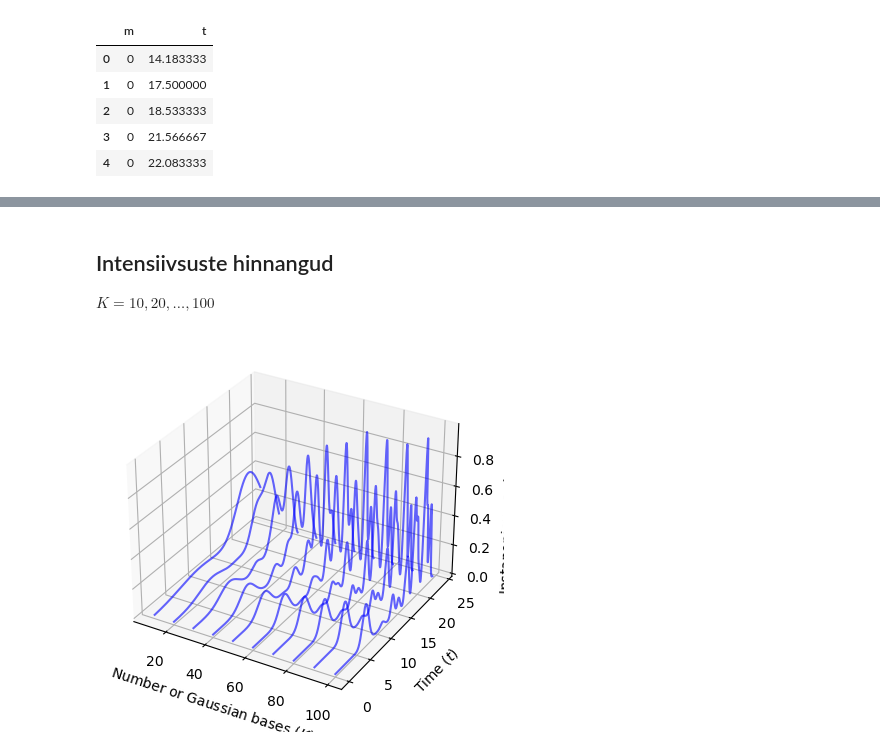
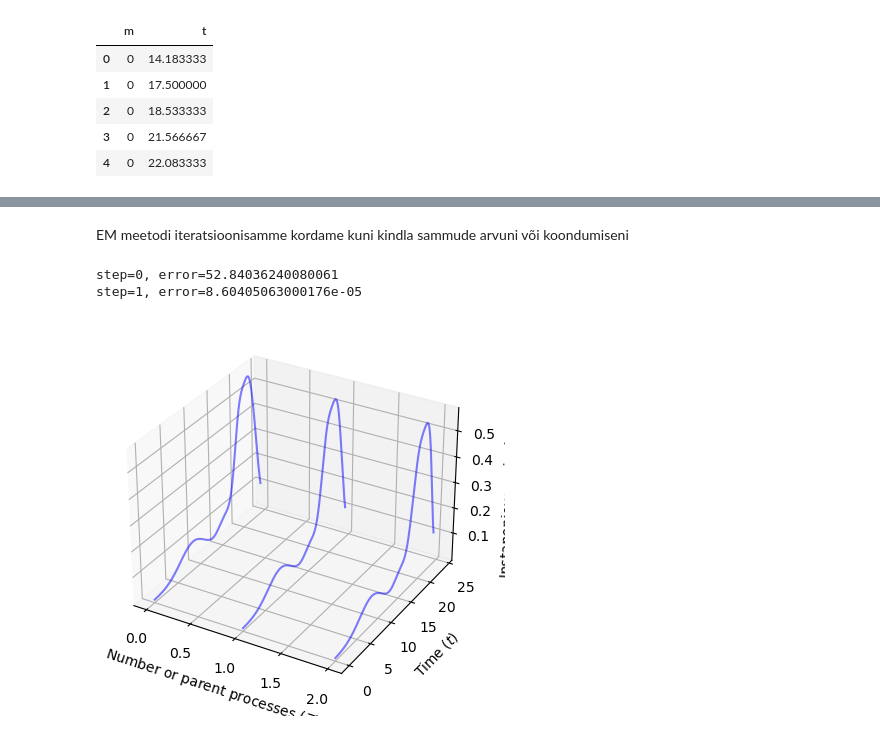
Before and after one commit to mart-mihkel/spioonid, a Jupyter notebook: mudel.ipynb, the cells around one changed output, grey strips where cells are left out. Saved outputs shown, nothing was run; the diff lists cells and outputs as text; code cells hidden in the pictures.

```diff
--- a/mudel.ipynb
+++ b/mudel.ipynb
@@ -49,11 +65,11 @@ tau = df['t'].max()
 locs = ((k - 1) * tau) / (K - 1)
 scales = tau / k
 # %%
-def rate(x, process_weights, locs=locs, scales=scales):
+def rate(x, process_weights):
     return np.sum(process_weights * norm.pdf(x, loc=locs, scale=scales))
 
 
 def joint_pdf(X, process_weights):
     integral = np.sum(process_weights * norm.cdf(tau, loc=locs, scale=scales))
-    return np.exp(-integral) * np.prod([rate(x, process_weights) for x in X])  # !! aeglane !!
+    return np.exp(-integral) * np.prod([rate(x, process_weights) for x in X])
 # %% [markdown]
@@ -68,4 +82,0 @@ millest
-# %%
-weights = np.ones((Z, K), dtype=np.longdouble)
-originating_probabilities = softmax(np.zeros((m, Z), dtype=np.longdouble))
-mixing_probabilities = np.mean(originating_probabilities, axis=0)
@@ -142,3 +139,2 @@ weights[weights <= 1e-10] = 0  # nullify weights on and below the lower bound
-# %% [markdown]
-## Intensiivsuste hinnangud
-$K = 10 , 20 , \dots , 100$
+# %% [markdown]
+EM meetodi iteratsioonisamme kordame kuni kindla sammude arvuni või koondumiseni
@@ -145,23 +163,23 @@ $K = 10 , 20 , \dots , 100$
 # %%
-fig = plt.figure()
-ax = fig.add_subplot(projection='3d')
-
-for K_ in np.arange(10, 110, 10):
-    weights_k = pd.read_csv(f'kaalud/{K_}.csv')['a']
-    k_ = np.arange(1, K_ + 1)
-    locs_k = ((k_ - 1) * tau) / (K_ - 1)
-    scales_k = tau / k_
-
-    time = np.linspace(0, 24, 500)
-    arrival_rate = [rate(t, weights_k, locs=locs_k, scales=scales_k) for t in time]
-
-    ax.plot(time, arrival_rate, zs=K_, zdir='x', color='b', alpha=0.6)
-
-ax.set_xlabel('Number or Gaussian bases $(K)$')
-ax.set_ylabel('Time $(t)$')
-ax.set_zlabel('Instanenious arrival rate $(\\lambda_z)$')
-
-# plt.savefig('joonised/intensiivsused.png', dpi=100)
-plt.show()
+weights = em(df, np.ones((Z, K), dtype=np.longdouble), m, Z)
 # %% [output]
-[figure, removed]
+step=0, error=52.84036240080061
+step=1, error=8.60405063000176e-05
+# %%
+fig = plt.figure()
+ax = fig.add_subplot(projection='3d')
+
+for z in range(Z):
+    time = np.linspace(0, 24, 500)
+    rate_z = [rate(t, weights[z]) for t in time]
+
+    ax.plot(time, rate_z, zs=z, zdir='x', color='b', alpha=0.5)
+
+ax.set_xlabel('Number or parent processes $(Z)$')
+ax.set_ylabel('Time $(t)$')
+ax.set_zlabel('Instanenious arrival rate $(\\lambda_z)$')
+
+plt.savefig(f'joonised/mudel_z{Z}_k{K}.png', dpi=100)
+plt.show()
+# %% [output]
+[figure, added]
```
Also changed, not shown: parts of 17 cells of this notebook.
